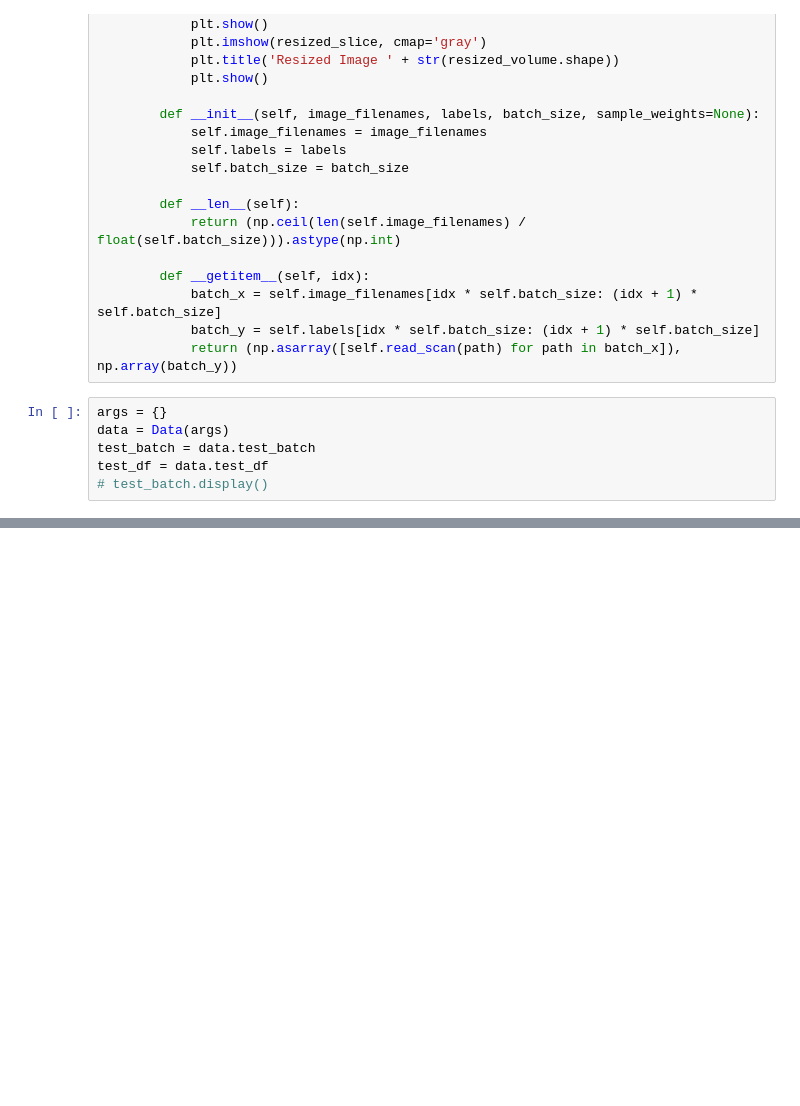
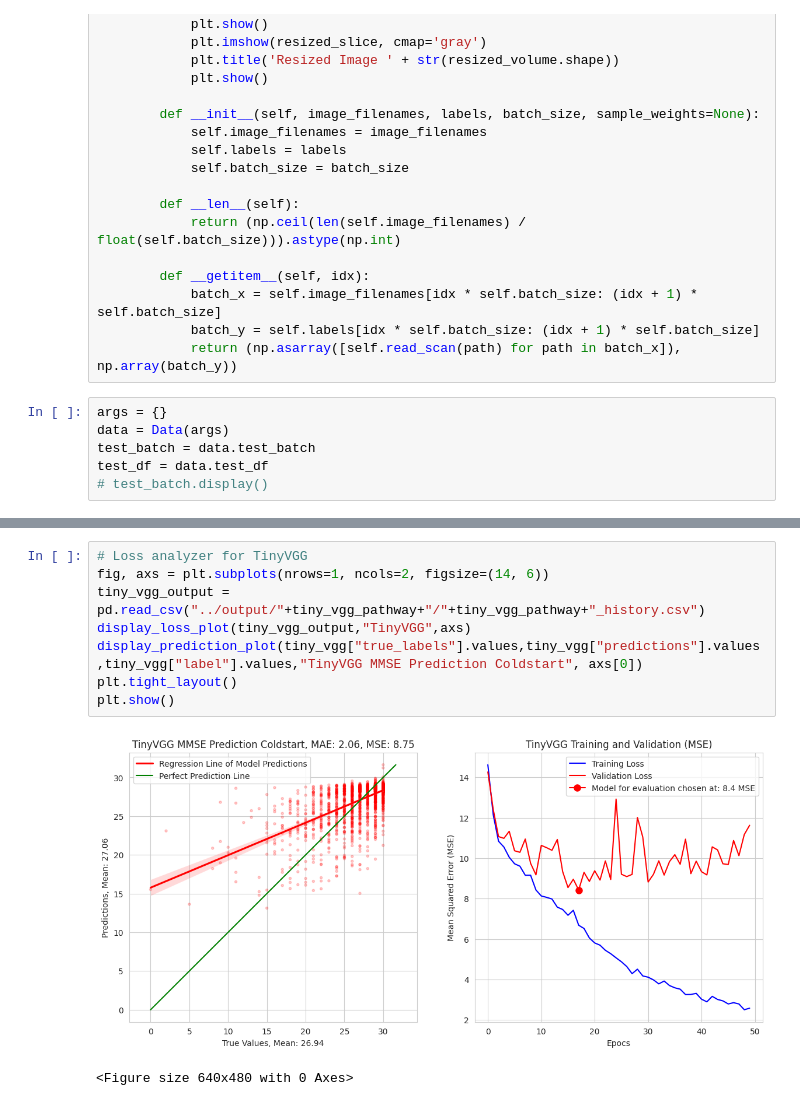
Before and after one commit to pjtoral-trjn/nueroimage-benchmark, a Jupyter notebook: notebook/model_output_analyzer.ipynb, the cells around one changed output, grey strips where cells are left out. Drawn from its saved outputs; the diff is of its cells as text; blank space fills up the shorter version.

```diff
--- a/notebook/model_output_analyzer.ipynb
+++ b/notebook/model_output_analyzer.ipynb
@@ -299,0 +309,11 @@ Deprecated in NumPy 1.20; for more details and guidance: https://numpy.org/devdo
+# %%
+# Loss analyzer for TinyVGG
+fig, axs = plt.subplots(nrows=1, ncols=2, figsize=(14, 6))
+tiny_vgg_output = pd.read_csv("../output/"+tiny_vgg_pathway+"/"+tiny_vgg_pathway+"_history.csv")
+display_loss_plot(tiny_vgg_output,"TinyVGG",axs)
+display_prediction_plot(tiny_vgg["true_labels"].values,tiny_vgg["predictions"].values,tiny_vgg["label"].values,"TinyVGG MMSE Prediction Coldstart", axs[0])
+plt.tight_layout()
+plt.show()
+# %% [output]
+[figure, added]
+<Figure size 640x480 with 0 Axes>
```
Also changed, not shown: parts of 10 cells of this notebook, 1 other file.
